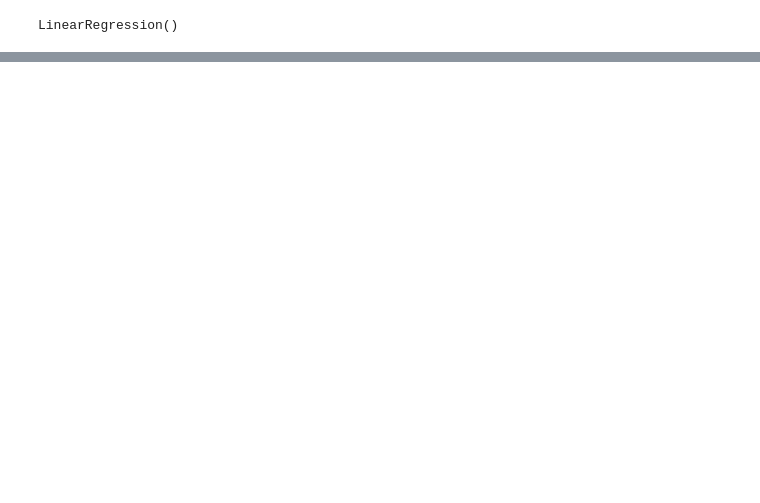
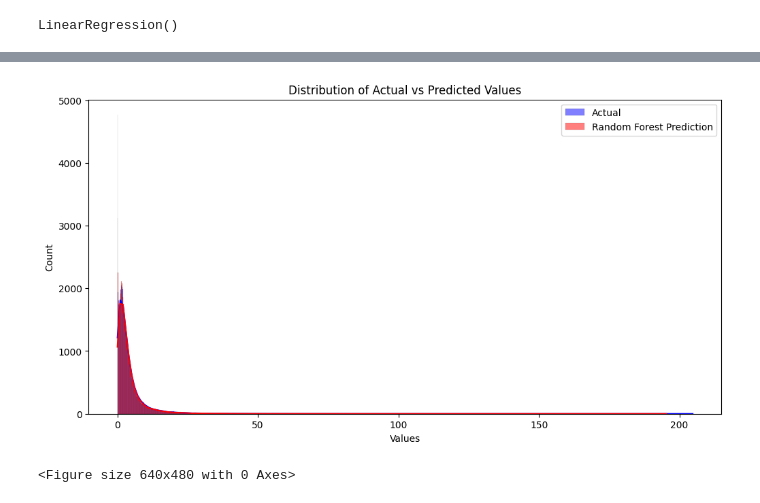
Before and after one commit to gulzerr/migratory-birds-pattern, a Jupyter notebook: src/birdDensity.ipynb, the cells around one changed output, grey strips where cells are left out. Saved outputs shown, nothing was run; the diff lists cells and outputs as text; code cells hidden in the pictures; blank space fills up the shorter version.

```diff
--- a/src/birdDensity.ipynb
+++ b/src/birdDensity.ipynb
@@ -129,0 +266,18 @@ is:  6.424712918050001  birds/km^2
+# %%
+import seaborn as sns
+
+plt.figure(figsize=(12, 6))
+
+# Example for Random Forest
+sns.histplot(y_test, color='blue', label='Actual', kde=True)
+sns.histplot(rf_pred, color='red', label='Random Forest Prediction', kde=True, alpha=0.5)
+
+plt.title('Distribution of Actual vs Predicted Values')
+plt.xlabel('Values')
+plt.ylabel('Count')
+plt.legend()
+plt.show()
+plt.savefig('../output-results/distributionModels.png')
+# %% [output]
+[figure, added]
+<Figure size 640x480 with 0 Axes>
```
Also changed, not shown: parts of 25 cells of this notebook, 14 other files.
